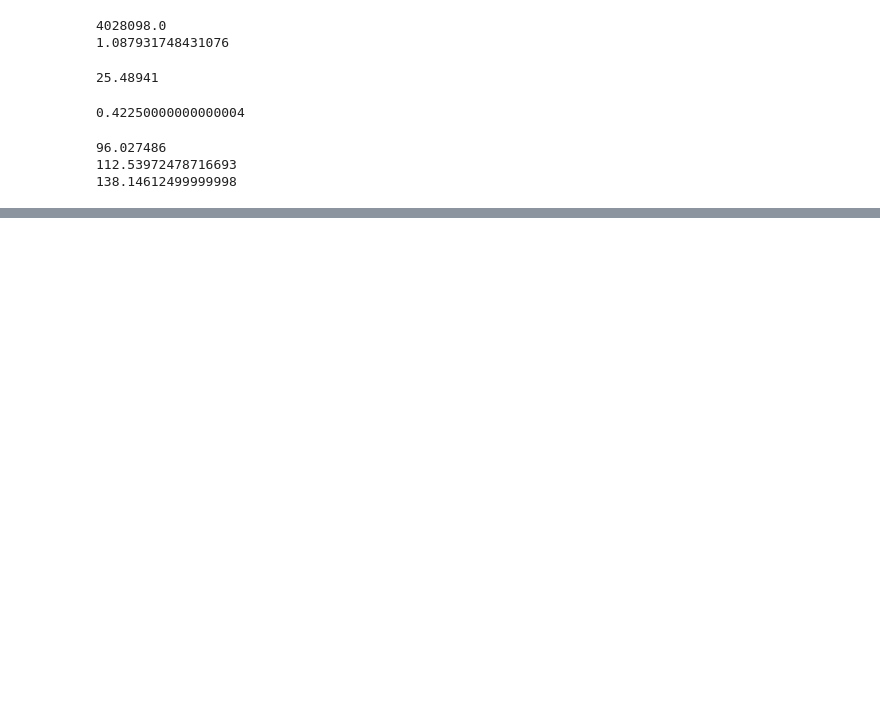
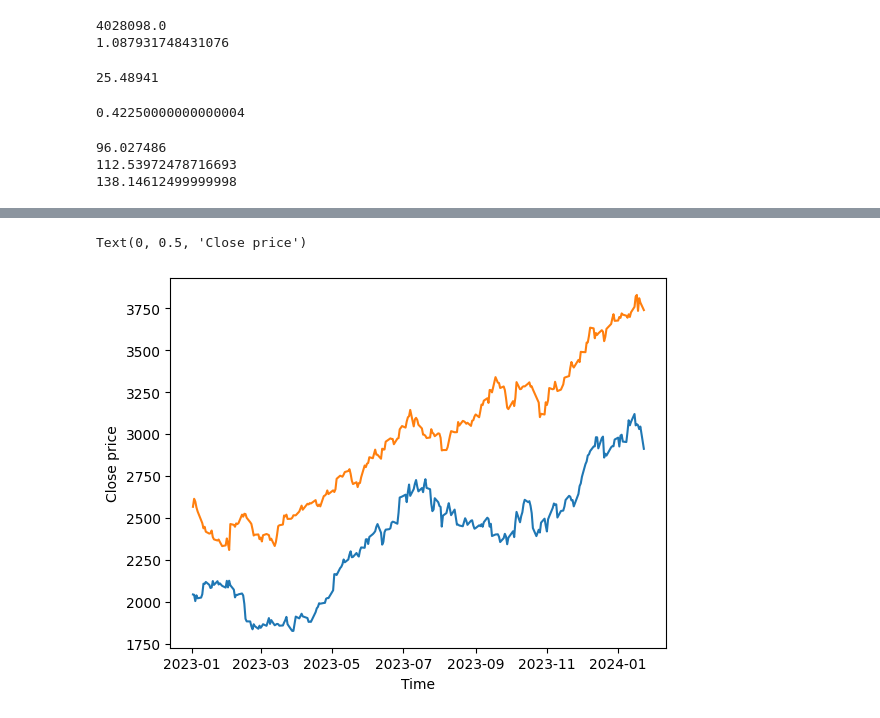
Before and after one commit to mailashishrawat/ml, a Jupyter notebook: code/predictiveanaytics.ipynb, the cells around one changed output, grey strips where cells are left out. Cells and saved outputs as stored; diff of their text form; code cells hidden in the pictures; blank space fills up the shorter version.

```diff
--- a/code/predictiveanaytics.ipynb
+++ b/code/predictiveanaytics.ipynb
@@ -69,0 +178,15 @@ print (Fdt)
+# %%
+#normal distribution , guasian distribution, bell curve.
+
+import pandas as pd
+indigodataframe=pd.read_excel('../inputdata/indigo.xlsx')
+
+titiandataframe=pd.read_csv('../inputdata/Titan.csv')
+indigodf=indigodataframe[['TIMESTAMP','CLOSE']]
+titandf=titiandataframe[['TIMESTAMP','CLOSE']]
+
+
+#set the date time index
+indigodf= indigodf.set_index(pd.DatetimeIndex(indigodf['TIMESTAMP']))
+titandf= titandf.set_index(pd.DatetimeIndex(titandf['TIMESTAMP']))
+indigodf.head(5)
@@ -69,0 +201,15 @@ print (Fdt)
+# %%
+import matplotlib.pyplot as plt
+import seaborn as sb
+
+plt.plot(indigodf.CLOSE)
+plt.xlabel('Time')
+plt.ylabel("Close price")
+
+
+plt.plot(titandf.CLOSE)
+plt.xlabel('Time')
+plt.ylabel("Close price")
+# %% [output]
+Text(0, 0.5, 'Close price')
+[figure, added]
```
Also changed, not shown: parts of 13 cells of this notebook, 8 other files.
